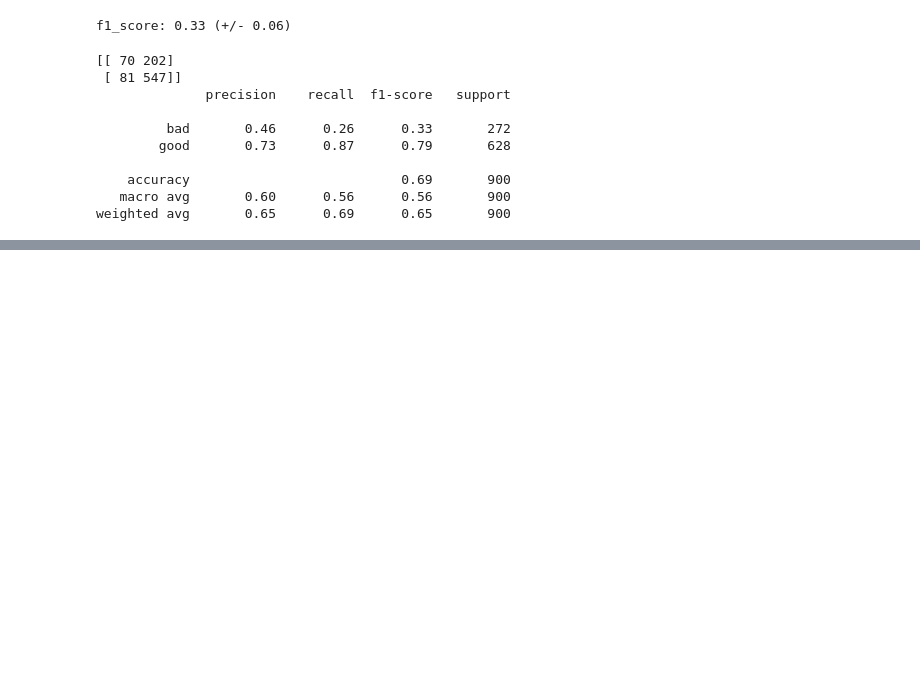
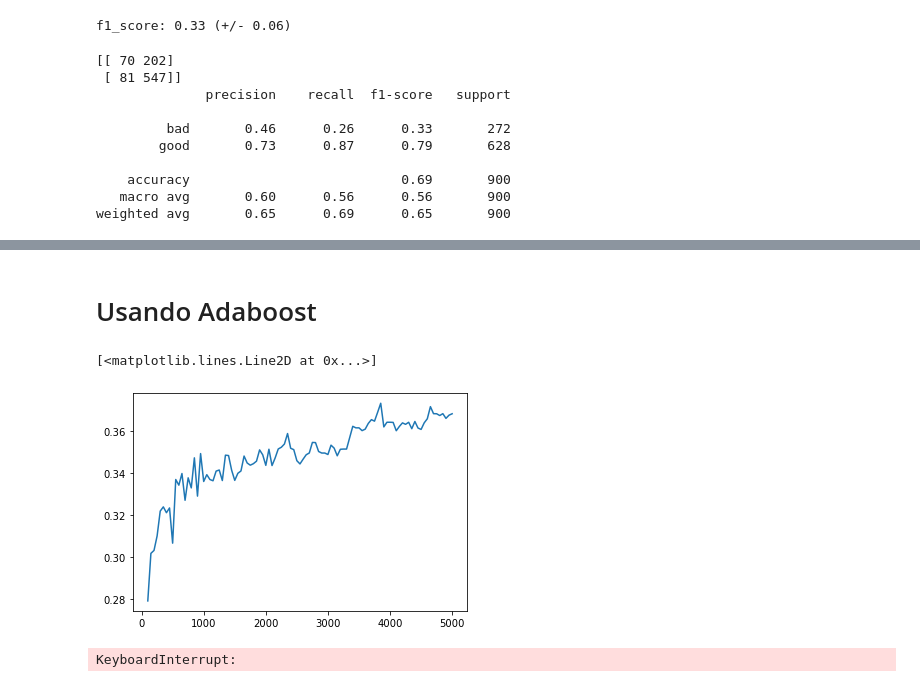
Before and after one commit to fbarth/ml-course, a Jupyter notebook: scripts/python/2020_german_credit-v2.ipynb, the cells around one changed output, grey strips where cells are left out. Drawn from its saved outputs; the diff is of its cells as text; code cells hidden in the pictures; blank space fills up the shorter version.

```diff
--- a/scripts/python/2020_german_credit-v2.ipynb
+++ b/scripts/python/2020_german_credit-v2.ipynb
@@ -767,0 +812,6 @@ weighted avg       0.65      0.69      0.65       900
+# %%
+clf = BalancedRandomForestClassifier(n_estimators=100, max_depth=None, random_state=0)
+s = make_scorer(f1_score, pos_label='bad')
+scores = cross_val_score(clf, X_train_knn, y_train, cv=5, scoring=s)
+y_pred = cross_val_predict(clf, X_train_knn, y_train, cv=5)
+print("f1_score: %0.2f (+/- %0.2f)" % (scores.mean(), scores.std()))
@@ -767,0 +836,31 @@ weighted avg       0.65      0.69      0.65       900
+# %% [markdown]
+# Usando Adaboost
+# %%
+from sklearn.ensemble import AdaBoostClassifier
+min_estimators = 100
+max_estimators = 5000
+step = 50
+result = []
+for i in range(min_estimators, max_estimators+step, step):
+    clf = AdaBoostClassifier(n_estimators=i, random_state=0)
+    s = make_scorer(f1_score, pos_label='bad')
+    scores = cross_val_score(clf, X_train_knn, y_train, cv=5, scoring=s)
+    result.append((i, scores.mean()))
+# %%
+plt.plot(*zip(*result))
+# %% [output]
+[<matplotlib.lines.Line2D at 0x...>]
+[figure, added]
+# %%
+from sklearn.ensemble import AdaBoostClassifier
+min_estimators = 1000
+max_estimators = 50000
+step = 1000
+result = []
+for i in range(min_estimators, max_estimators+step, step):
+    clf = AdaBoostClassifier(n_estimators=i, random_state=0)
+    s = make_scorer(f1_score, pos_label='bad')
+    scores = cross_val_score(clf, X_train_knn, y_train, cv=5, scoring=s)
+    result.append((i, scores.mean()))
+# %% [output]
+KeyboardInterrupt:
```
Also changed, not shown: parts of 9 cells of this notebook, 3 other files.
